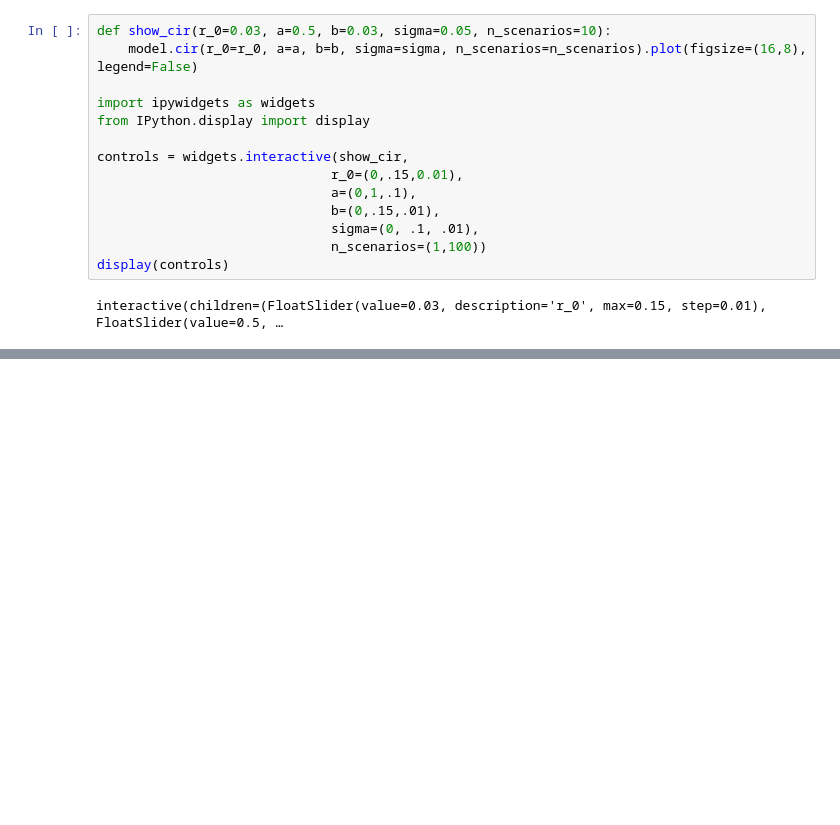
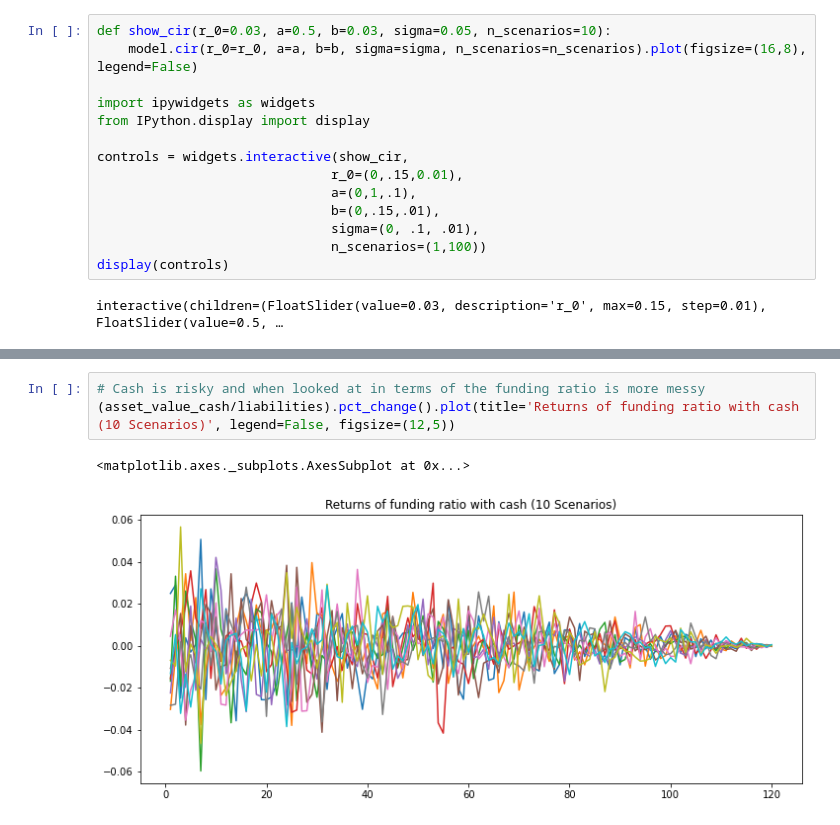
Before and after one commit to hoestlund/investment_management, a Jupyter notebook: 1/402_CIR_model.ipynb, the cells around one changed output, grey strips where cells are left out. Drawn from its saved outputs; the diff is of its cells as text; blank space fills up the shorter version.

```diff
--- a/1/402_CIR_model.ipynb
+++ b/1/402_CIR_model.ipynb
@@ -78,0 +179,6 @@ interactive(children=(FloatSlider(value=0.03, description='r_0', max=0.15, step=
+# %%
+# Cash is risky and when looked at in terms of the funding ratio is more messy
+(asset_value_cash/liabilities).pct_change().plot(title='Returns of funding ratio with cash (10 Scenarios)', legend=False, figsize=(12,5))
+# %% [output]
+<matplotlib.axes._subplots.AxesSubplot at 0x...>
+[figure, added]
```
Also changed, not shown: parts of 14 cells of this notebook, 2 other files.
